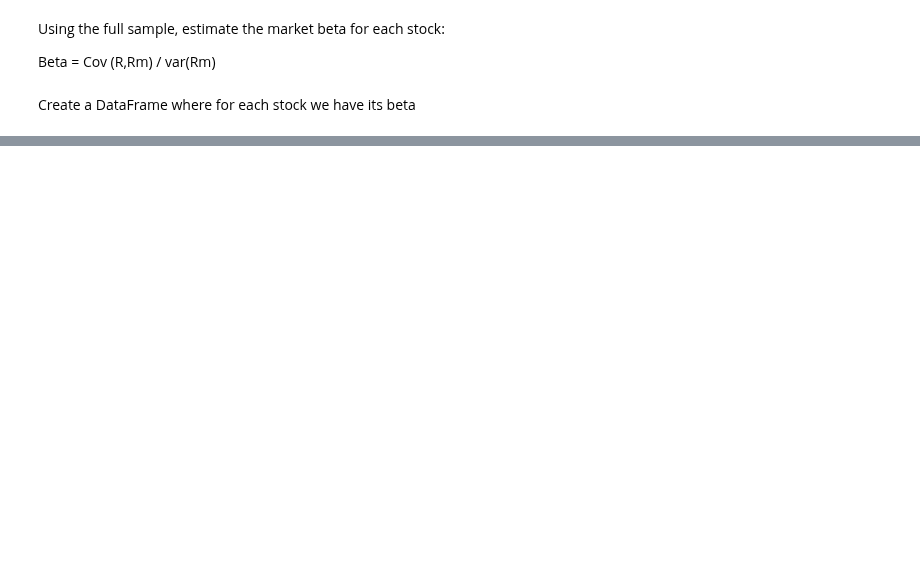
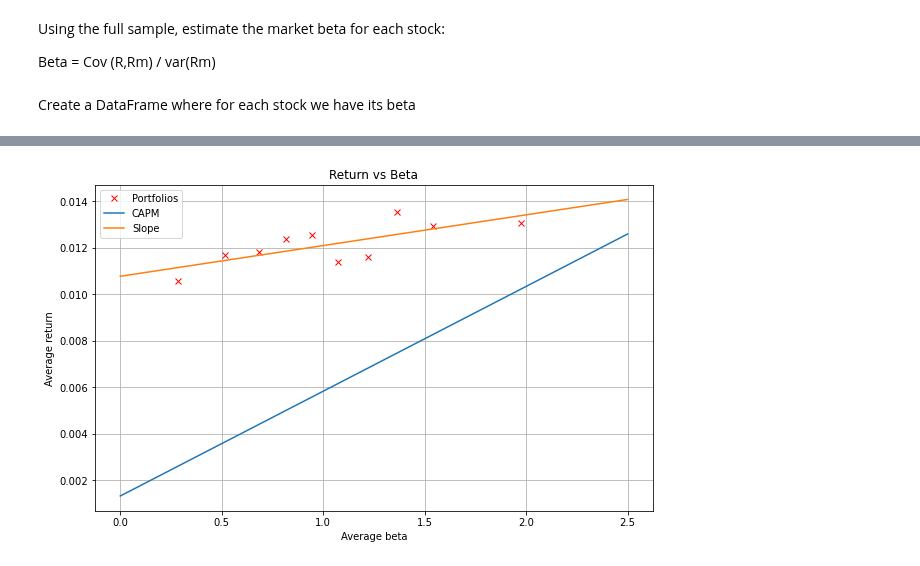
Before and after one commit to baohien97/EPFL-Investments, a Jupyter notebook: As6/As 6.ipynb, the cells around one changed output, grey strips where cells are left out. Cells and saved outputs as stored; diff of their text form; code cells hidden in the pictures; blank space fills up the shorter version.

```diff
--- a/As6/As 6.ipynb
+++ b/As6/As 6.ipynb
@@ -271,0 +336,14 @@ equal_stocks.head()
+# %%
+slope, intercept, r_value, p_value, std_err =  stats.linregress([avg_beta[i][0] for i in range(len(avg_beta))],ew_ret)
+plt.figure(figsize=(10,6))
+plt.plot(avg_beta, ew_ret, 'rx', label='Portfolios')
+plt.plot(np.linspace(0,2.5,100), rf_mean + np.linspace(0,2.5,100)*excess_rm_rf, label='CAPM')
+plt.plot(np.linspace(0,2.5,100),np.linspace(0,2.5,100)*slope+intercept,label = 'Slope')
+plt.title('Return vs Beta')
+plt.xlabel('Average beta')
+plt.ylabel('Average return')
+plt.grid()
+plt.legend(loc='best')
+plt.show()
+# %% [output]
+[figure, added]
```
Also changed, not shown: parts of 24 cells of this notebook.
